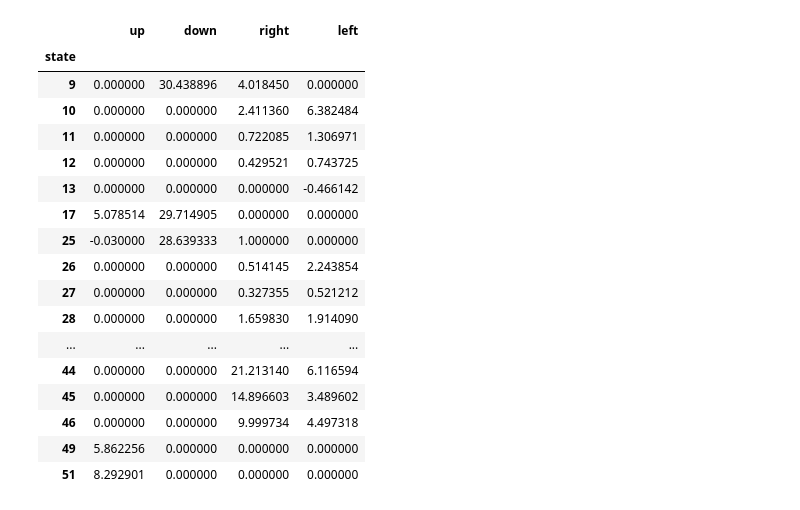
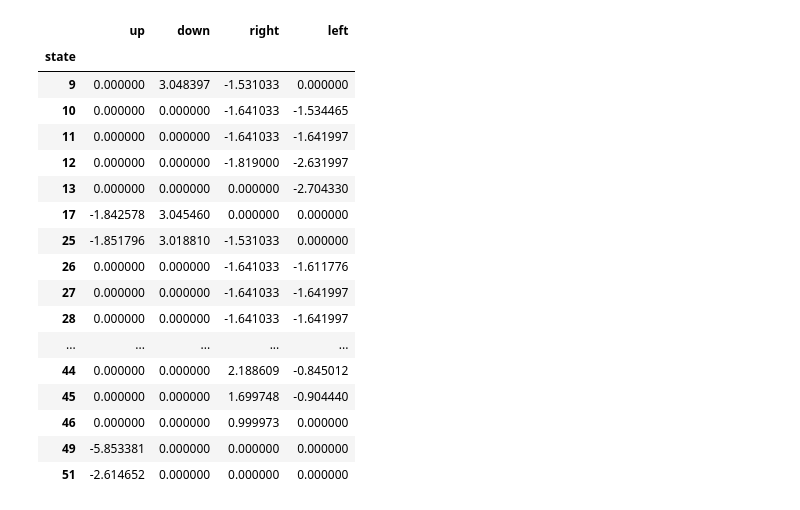
Before and after one commit to SKROLL26/qlearning-maze, a Jupyter notebook: Q Learning Maze.ipynb, the cells around one changed output. Saved outputs shown, nothing was run; the diff lists cells and outputs as text; code cells hidden in the pictures.

```diff
--- a/Q Learning Maze.ipynb
+++ b/Q Learning Maze.ipynb
@@ -35,21 +37,15 @@ class Agent:
         self.q_table = np.zeros((self.maze.size, self.actionSpace.size))
 
     def learn(self, lr=0.1, epochs=100, steps_per_epoch=300, epsilon=0.1):
+        epsilon_decay = epsilon/epochs
 
         for i in range(epochs):
             self._reset()
             done = False
 
-            for j in range(300):
-                maze = self.maze.copy()
-                maze[self.pos] = 0.2
-                plt.imshow(maze, cmap='gray')
-                plt.show()
-                print("Epoch: {}\nStep: {}\nPosition: {}".format(i+1, j+1, self.pos))
+            for j in range(steps_per_epoch):
 
-
-
-
+                self.render(i+1, j+1)
                 actions = self.actionSpace
 
                 # Get valid actions that actor can perform from current position
@@ -82,8 +78,7 @@ class Agent:
                     clear_output(wait=True)
                     break
                 clear_output(wait=True)
-        if (i+1)%5 == 0:
-            epsilon -= 0.005
+            epsilon -= epsilon_decay*2
 
     def _reset(self):
         self.pos = self.start
@@ -92,8 +87,8 @@ class Agent:
     def _step(self, action, lr):
         gamma = 0.7
 
-        reward = 10
-        penalty = -1
+        reward = 1
+        penalty = -10
 
 
         if action == 0:
@@ -111,11 +106,9 @@ class Agent:
         if new_pos == self.pos_prev:
             self.q_table[(state_curr, action)] = (1-lr) * self.q_table[(state_curr, action)] + \
                                                  lr * (penalty + gamma * np.max(self.q_table[state_new]))
-            print("PENALTY!")
         else:
             self.q_table[(state_curr, action)] = (1-lr) * self.q_table[(state_curr, action)] + \
                                                  lr * (reward + gamma * np.max(self.q_table[state_new]))
-            print("REWARD!!!")
 
         self.pos_prev = self.pos
         self.pos = new_pos
@@ -132,3 +125,17 @@ class Agent:
         })
         df.index.name = 'state'
         return df
+
+    def render(self, epoch_n, step_n):
+        maze = self.maze.copy()
+        maze[self.pos] = 0.2
+        plt.figure(figsize=(8,8))
+        plt.imshow(maze, cmap='gray')
+        plt.xticks([])
+        plt.yticks([])
+        plt.show()
+        display_html("""<html>
+            <p><b>Epoch:</b> {}</p>
+            <p><b>Step:</b> {}</p>
+            <p><b>Position:</b> {}</p>
+        </html>""".format(epoch_n, step_n, self.pos), raw=True)
@@ -135,2 +145,2 @@ class Agent:
 # %%
-agent = Agent('maze2.png', (32, 32))
+agent = Agent('mazes/maze1.png', (32, 32))
@@ -155,23 +154,23 @@ REWARD!!!
 # %%
-pd_qtable = agent.qtable_to_pandas()
+qtable1 = agent.qtable_to_pandas()
 # %%
-pd_qtable[(pd_qtable.up != 0) | (pd_qtable.down != 0) | (pd_qtable.right != 0) | (pd_qtable.left != 0)]
+qtable1[(qtable1.up != 0) | (qtable1.down != 0) | (qtable1.right != 0) | (qtable1.left != 0)]
 # %% [output]
 |  | up | down | right | left |
 | state |  |  |  |  |
-| 9 | 0.000000 | 30.438896 | 4.018450 | 0.000000 |
-| 10 | 0.000000 | 0.000000 | 2.411360 | 6.382484 |
-| 11 | 0.000000 | 0.000000 | 0.722085 | 1.306971 |
-| 12 | 0.000000 | 0.000000 | 0.429521 | 0.743725 |
-| 13 | 0.000000 | 0.000000 | 0.000000 | -0.466142 |
-| 17 | 5.078514 | 29.714905 | 0.000000 | 0.000000 |
-| 25 | -0.030000 | 28.639333 | 1.000000 | 0.000000 |
-| 26 | 0.000000 | 0.000000 | 0.514145 | 2.243854 |
-| 27 | 0.000000 | 0.000000 | 0.327355 | 0.521212 |
-| 28 | 0.000000 | 0.000000 | 1.659830 | 1.914090 |
+| 9 | 0.000000 | 3.048397 | -1.531033 | 0.000000 |
+| 10 | 0.000000 | 0.000000 | -1.641033 | -1.534465 |
+| 11 | 0.000000 | 0.000000 | -1.641033 | -1.641997 |
+| 12 | 0.000000 | 0.000000 | -1.819000 | -2.631997 |
+| 13 | 0.000000 | 0.000000 | 0.000000 | -2.704330 |
+| 17 | -1.842578 | 3.045460 | 0.000000 | 0.000000 |
+| 25 | -1.851796 | 3.018810 | -1.531033 | 0.000000 |
+| 26 | 0.000000 | 0.000000 | -1.641033 | -1.611776 |
+| 27 | 0.000000 | 0.000000 | -1.641033 | -1.641997 |
+| 28 | 0.000000 | 0.000000 | -1.641033 | -1.641997 |
 | ... | ... | ... | ... | ... |
-| 44 | 0.000000 | 0.000000 | 21.213140 | 6.116594 |
-| 45 | 0.000000 | 0.000000 | 14.896603 | 3.489602 |
-| 46 | 0.000000 | 0.000000 | 9.999734 | 4.497318 |
-| 49 | 5.862256 | 0.000000 | 0.000000 | 0.000000 |
-| 51 | 8.292901 | 0.000000 | 0.000000 | 0.000000 |
+| 44 | 0.000000 | 0.000000 | 2.188609 | -0.845012 |
+| 45 | 0.000000 | 0.000000 | 1.699748 | -0.904440 |
+| 46 | 0.000000 | 0.000000 | 0.999973 | 0.000000 |
+| 49 | -5.853381 | 0.000000 | 0.000000 | 0.000000 |
+| 51 | -2.614652 | 0.000000 | 0.000000 | 0.000000 |
```
Also changed, not shown: parts of 30 cells of this notebook, 10 other files.
